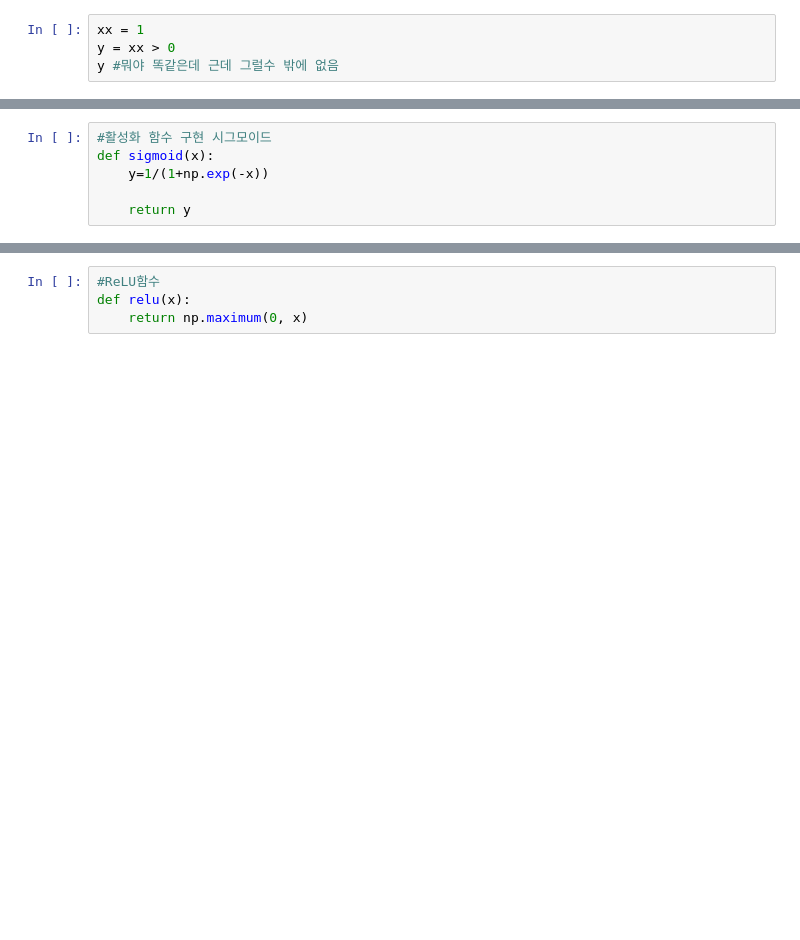
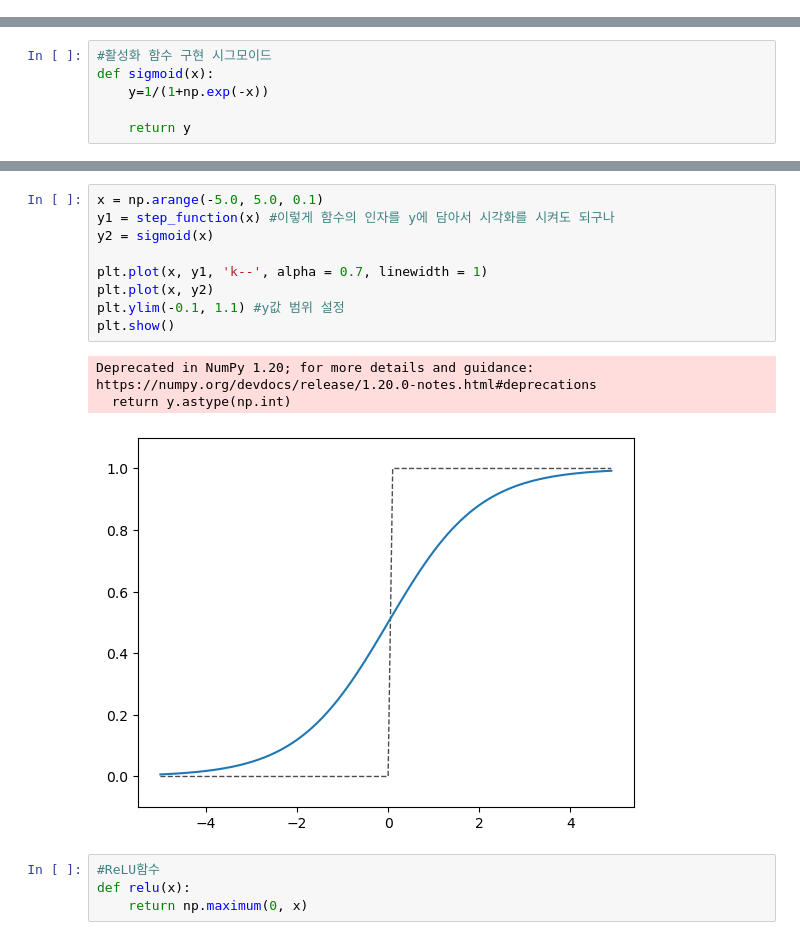
Before and after one commit to kwanhyeong0819/DL-teaching, a Jupyter notebook: week_2/3장 신경망.ipynb, the cells around one changed output, grey strips where cells are left out. Drawn from its saved outputs; the diff is of its cells as text; blank space fills up the shorter version.

```diff
--- a/week_2/3장 신경망.ipynb
+++ b/week_2/3장 신경망.ipynb
@@ -25,6 +32,2 @@ y #이렇게 불린으로 반환 근데 실수여도 똑같은 거 아닌가
 # %% [output]
 array([ True,  True,  True])
-# %%
-xx = 1
-y = xx > 0
-y #뭐야 똑같은데 근데 그럴수 밖에 없음
@@ -73,6 +77,19 @@ plt.ylim(-0.1, 1.1) #y값 범위 설정
 plt.show() #재밌다.
 # %% [output]
 [figure]
+# %%
+x = np.arange(-5.0, 5.0, 0.1)
+y1 = step_function(x) #이렇게 함수의 인자를 y에 담아서 시각화를 시켜도 되구나
+y2 = sigmoid(x)
+
+plt.plot(x, y1, 'k--', alpha = 0.7, linewidth = 1)
+plt.plot(x, y2)
+plt.ylim(-0.1, 1.1) #y값 범위 설정
+plt.show()
+# %% [output]
+Deprecated in NumPy 1.20; for more details and guidance: https://numpy.org/devdocs/release/1.20.0-notes.html#deprecations
+  return y.astype(np.int)
+[figure, added]
 # %%
 #ReLU함수
 def relu(x):
```
Also changed, not shown: parts of 18 cells of this notebook, 1 other file.
